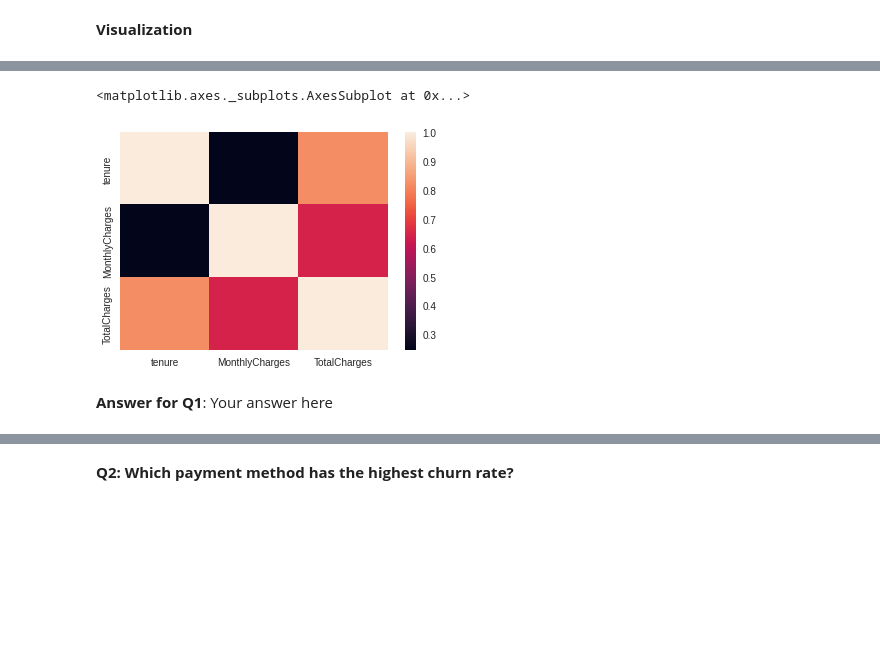
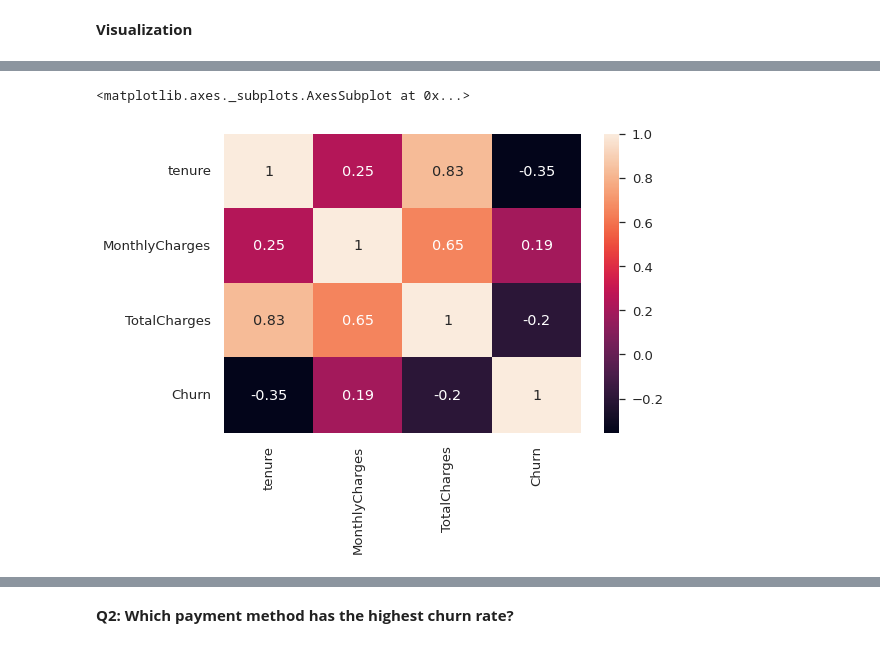
Before and after one commit to mohamedFabdrabo/Customer-Churn-Prediction, a Jupyter notebook: Classification_Mini-Project.ipynb, the cells around one changed output, grey strips where cells are left out. Drawn from its saved outputs; the diff is of its cells as text; code cells hidden in the pictures; blank space fills up the shorter version.

```diff
--- a/Classification_Mini-Project.ipynb
+++ b/Classification_Mini-Project.ipynb
@@ -276,0 +291,5 @@ array([-1360.29476234, -1387.01776318,  -370.35255284, -1196.39369058,
+# %%
+total_usingCorrespondance = df.apply(
+    lambda row: row['tenure']*row['MonthlyCharges'] if np.isnan(row['TotalCharges']) else row['TotalCharges'],
+    axis=1
+)
@@ -277,2 +322,2 @@ array([-1360.29476234, -1387.01776318,  -370.35255284, -1196.39369058,
 # %%
-df.TotalCharges.isna().sum()
+df['TotalCharges'] = total_usingCorrespondance
@@ -281,5 +324,3 @@ df.TotalCharges.isna().sum()
-# %%
-df.TotalCharges = df.TotalCharges.fillna(pd.Series(y_pred_Poisson,index=y_test.index))
 # %%
 df.describe()
 # %% [output]
@@ -298,3 +339,14 @@ df.describe()
 **Q1: What are the most correlated attributes with customer churn?**
 # %% [markdown]
 **Visualization**
+# %%
+# Plotting how every feature correlate with the "target"
+sns.set(font_scale=1.2)
+plt.figure(figsize=(25, 25))
+
+for i, column in enumerate(categorical_features, 1):
+    plt.subplot(4, 4, i)
+    g = sns.barplot(x=column, y='Churn', data=df)
+    g.set_xticklabels(g.get_xticklabels())
+    plt.ylabel('Churn Count')
+    plt.xlabel(f'{column}')
@@ -301,7 +355,5 @@ df.describe()
 # %%
-sns.heatmap(df.corr())
+sns.heatmap(df.corr(),annot = True)
 # %% [output]
 <matplotlib.axes._subplots.AxesSubplot at 0x...>
-[figure, old version]
+[figure, new version]
-# %% [markdown]
-**Answer for Q1**: Your answer here
```
Also changed, not shown: parts of 38 cells of this notebook.
